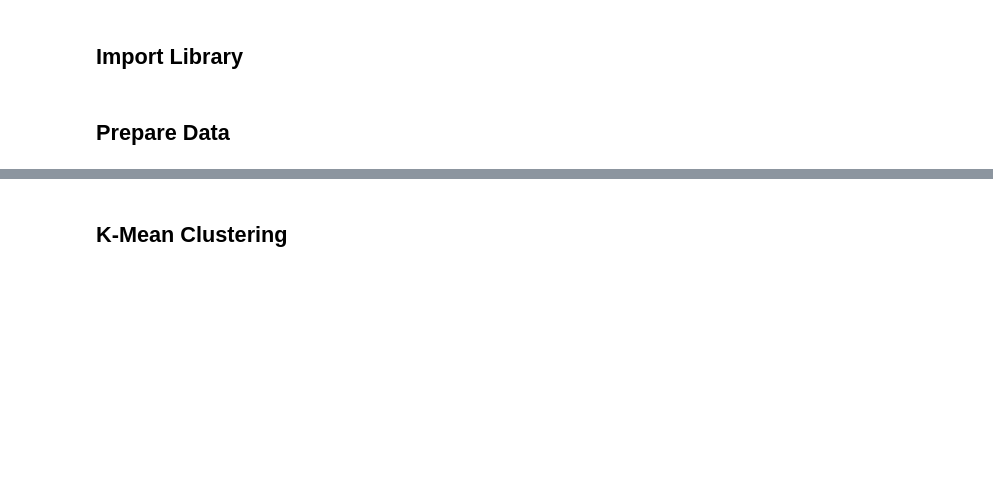
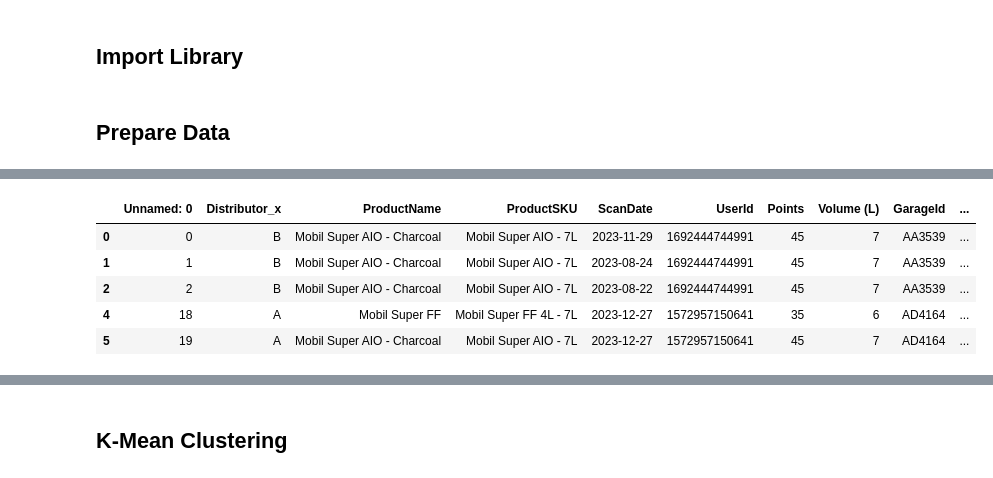
Before and after one commit to Dpyde/Hackatron, a Jupyter notebook: Lab1-2.ipynb, the cells around one changed output, grey strips where cells are left out. Cells and saved outputs as stored; diff of their text form; code cells hidden in the pictures; blank space fills up the shorter version.

```diff
--- a/Lab1-2.ipynb
+++ b/Lab1-2.ipynb
@@ -55,0 +42,15 @@ AGG_df2 = LOCNRP.groupby(['O_CUSTKEY'], as_index=False).agg(
+# %%
+MRW_df['ScanDate'] = pd.to_datetime(MRW_df['ScanDate'], format='%d/%m/%Y')
+MRW_df['ScanDay'] = MRW_df['ScanDate'].dt.day
+MRW_df['LeadDay'] = MRW_df.sort_values(['UserId','ScanDay']).groupby(['UserId'],sort=False)['ScanDay'].diff()
+MRW_df = MRW_df.dropna()
+MRW_df['Quantity'] = 1
+MRW_df['UserId'] = MRW_df['UserId'].str.extract(r'(\d+)', expand=False)
+MRW_df.head()
+# %% [output]
+|  | Unnamed: 0 | Distributor_x | ProductName | ProductSKU | ScanDate | UserId | Points | Volume (L) | GarageId | ... |
+| 0 | 0 | B | Mobil Super AIO - Charcoal | Mobil Super AIO - 7L | 2023-11-29 | 1692444744991 | 45 | 7 | AA3539 | ... |
+| 1 | 1 | B | Mobil Super AIO - Charcoal | Mobil Super AIO - 7L | 2023-08-24 | 1692444744991 | 45 | 7 | AA3539 | ... |
+| 2 | 2 | B | Mobil Super AIO - Charcoal | Mobil Super AIO - 7L | 2023-08-22 | 1692444744991 | 45 | 7 | AA3539 | ... |
+| 4 | 18 | A | Mobil Super FF | Mobil Super FF 4L - 7L | 2023-12-27 | 1572957150641 | 35 | 6 | AD4164 | ... |
+| 5 | 19 | A | Mobil Super AIO - Charcoal | Mobil Super AIO - 7L | 2023-12-27 | 1572957150641 | 45 | 7 | AD4164 | ... |
```
Also changed, not shown: parts of 17 cells of this notebook, 6 other files.
